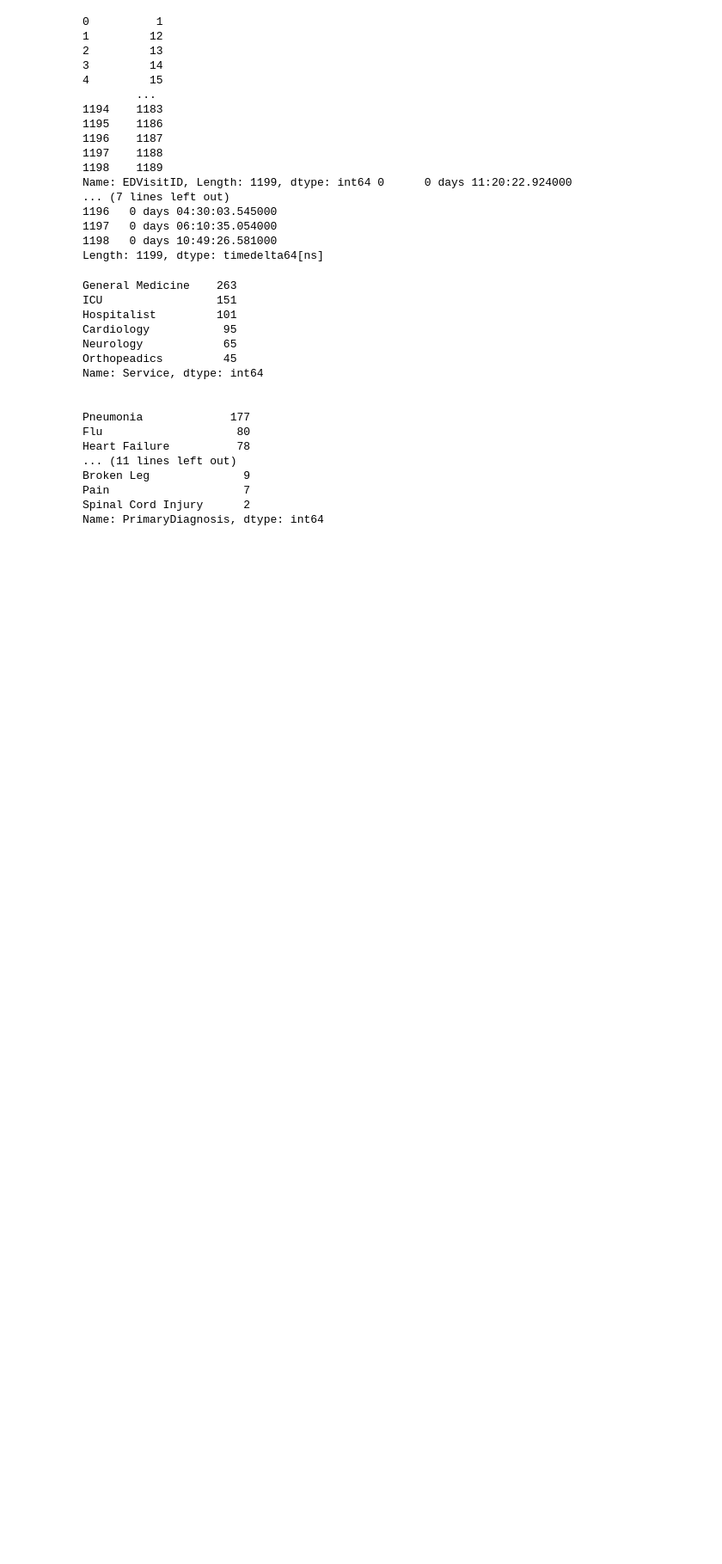
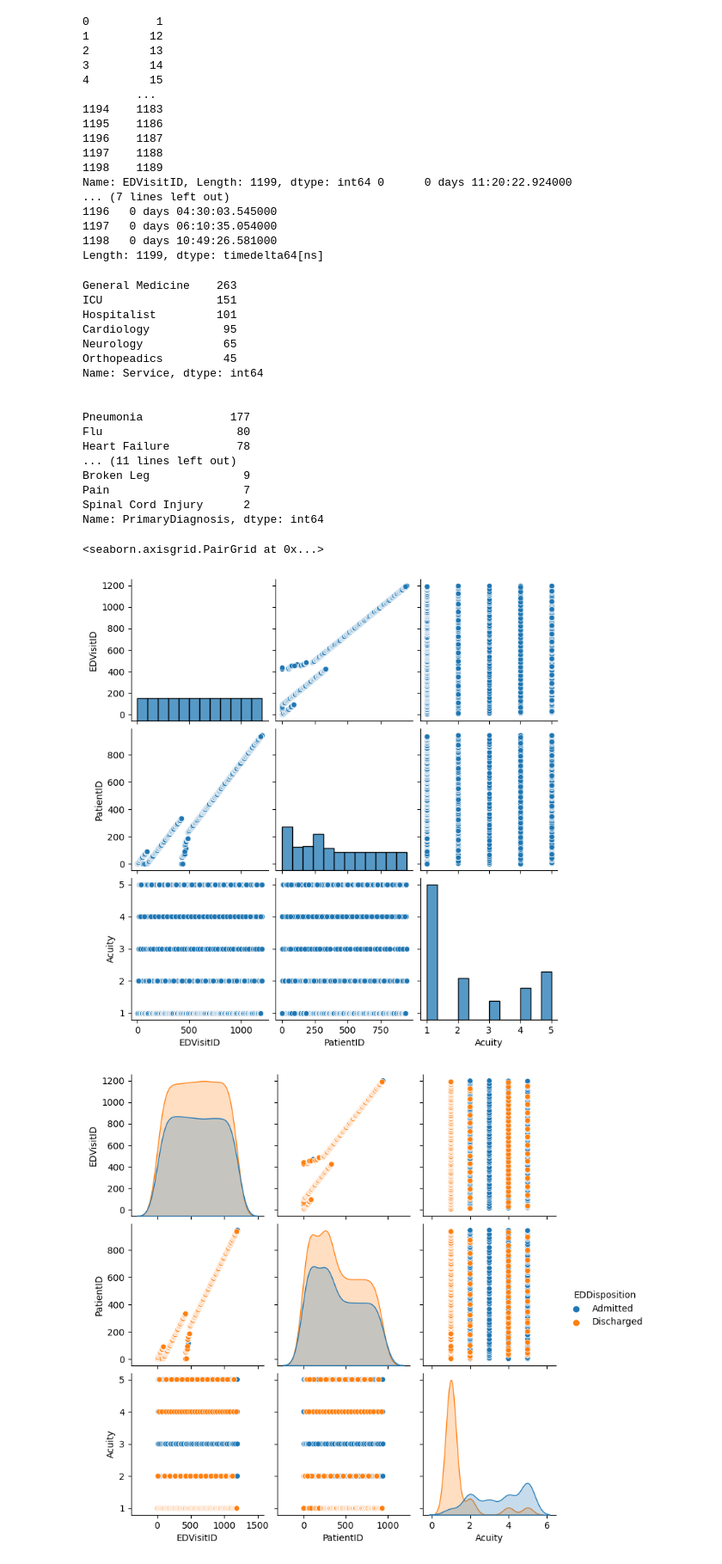
Before and after one commit to Team10repo/team10repo, a Jupyter notebook: susmitha python hackathon.ipynb, the cells around one changed output. Shown at 86% size. Cells and saved outputs as stored; diff of their text form; code cells hidden in the pictures; blank space fills up the shorter version.

```diff
--- a/susmitha python hackathon.ipynb
+++ b/susmitha python hackathon.ipynb
@@ -73,3 +71,13 @@ Broken Leg              9
 Pain                    7
 Spinal Cord Injury      2
 Name: PrimaryDiagnosis, dtype: int64
+# %%
+# Seaborn visualization library
+import seaborn as sns
+# Create the Ed disposition pairplot
+sns.pairplot(df2)
+sns.pairplot(df2,hue ="EDDisposition")
+# %% [output]
+<seaborn.axisgrid.PairGrid at 0x...>
+[figure, added]
+[figure, added]
```
Also changed, not shown: parts of 3 cells of this notebook.
